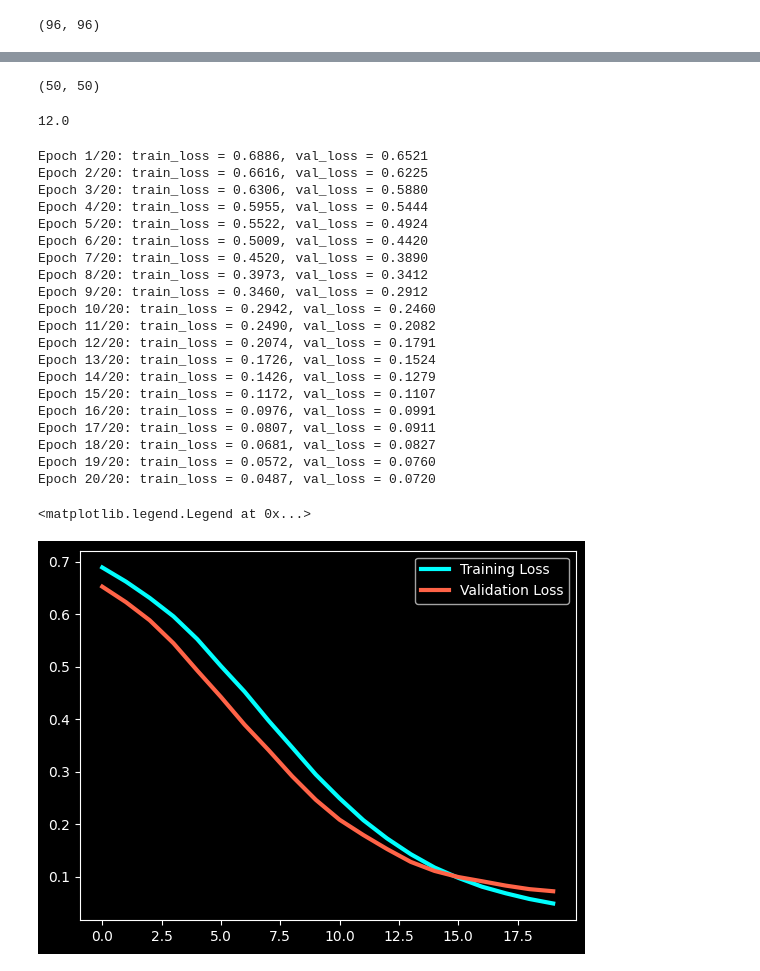
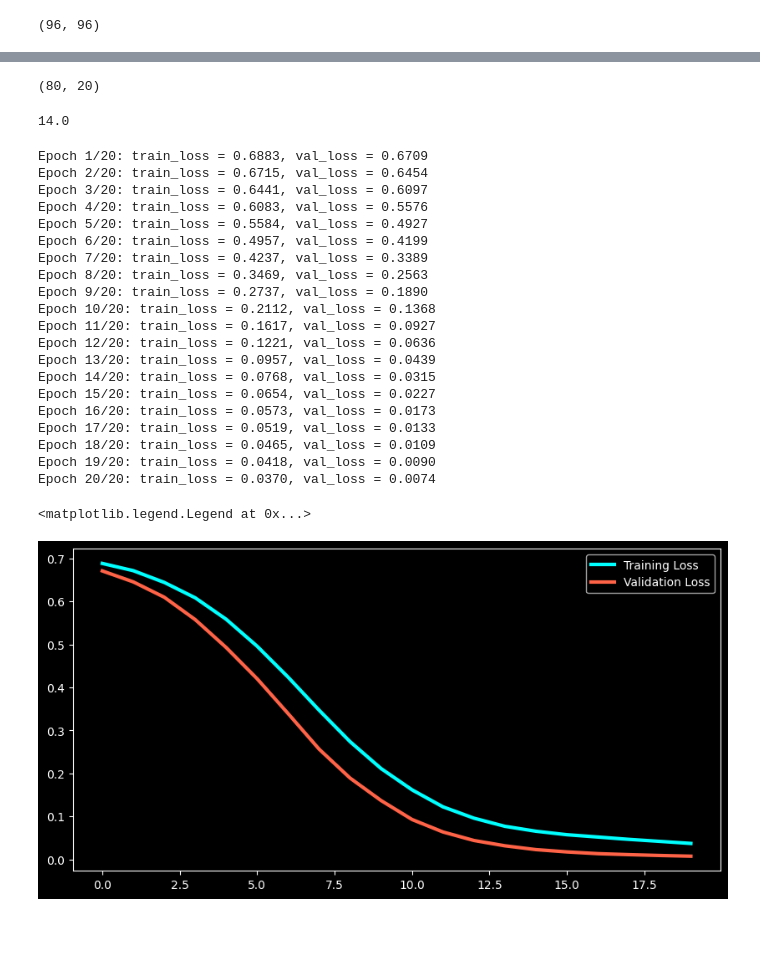
Before and after one commit to RohitMugalya/Anime-Image-Classification, a Jupyter notebook: model_building.ipynb, the cells around one changed output, grey strips where cells are left out. Saved outputs shown, nothing was run; the diff lists cells and outputs as text; code cells hidden in the pictures; blank space fills up the shorter version.

Commit message:
completed excercise 3 with new data classes too

```diff
--- a/model_building.ipynb
+++ b/model_building.ipynb
@@ -60,11 +60,11 @@ sample_image.size
 (96, 96)
 # %%
 class AnimeDataset(Dataset):
-    def __init__(self, anastasia_files, takao_files, transform=None):
-        self.file_paths = anastasia_files + takao_files
-        self.anastasia_files = anastasia_files
-        self.takao_files = takao_files
-        self.labels = [0] * len(anastasia_files) + [1] * len(takao_files)
+    def __init__(self, class0_files, class1_files, transform=None):
+        self.file_paths = class0_files + class1_files
+        self.class0_files = class0_files
+        self.class1_files = class1_files
+        self.labels = [0] * len(class0_files) + [1] * len(class1_files)
         self.transform = transform
 
     def show_image(self, idx):
@@ -77,8 +77,8 @@ class AnimeDataset(Dataset):
         plt.show()
 
     def show_class_images(self, num_images=5):
-        anastasia_images = random.sample(self.anastasia_files, num_images)
-        takao_images = random.sample(self.takao_files, num_images)
+        anastasia_images = random.sample(self.class0_files, num_images)
+        takao_images = random.sample(self.class1_files, num_images)
 
         fig, axes = plt.subplots(2, num_images, figsize=(15, 6))
         for i, img_path in enumerate(anastasia_images):
@@ -106,7 +106,7 @@ class AnimeDataset(Dataset):
 
         return image, label
 # %%
-train_size = 0.5
+train_size = 0.8
 random_state = 42
 
 train_anastasia, val_anastasia = train_test_split(anastasia_files, train_size=train_size, random_state=random_state)
@@ -126,18 +126,21 @@ train_dataset.show_class_images()
 # %%
 len(train_dataset), len(val_dataset)
 # %% [output]
-(50, 50)
+(80, 20)
 # %%
 class AnimeClassifier(nn.Module):
     def __init__(self, in_channels, num_classes):
         super().__init__()
 
         self.model = nn.Sequential(
-            nn.Conv2d(in_channels, 3, kernel_size=(5, 5)),
+            nn.Conv2d(in_channels, 32, kernel_size=(3, 3)),
             nn.ReLU(),
-            nn.MaxPool2d((5, 5)),
+            nn.MaxPool2d((2, 2)),
+            nn.Conv2d(32, 16, kernel_size=(4, 4)),
+            nn.ReLU(),
+            nn.MaxPool2d((2, 2)),
             nn.Flatten(),
-            nn.Linear(3 * 12 * 12, num_classes),
+            nn.Linear(16 * 14 * 14, num_classes),
         )
 
     def forward(self, X):
@@ -146,10 +149,10 @@ class AnimeClassifier(nn.Module):
     def predict(self, X):
         with torch.no_grad():
             return self.forward(X)
-# %%
-(64 - 5 + 1) / 5
-# %% [output]
-12.0
+# %%
+(31 - 4 + 1) / 2
+# %% [output]
+14.0
 # %%
 anime_classifier = AnimeClassifier(3, len(classes))
 
@@ -158,7 +161,7 @@ train_loader = DataLoader(train_dataset, batch_size=len(train_dataset))
 val_loader = DataLoader(val_dataset, batch_size=len(val_dataset))
 
 epochs = 20
-lr = 0.002
+lr = 0.001
 
 criterion = nn.CrossEntropyLoss()
 optimizer = optim.Adam(anime_classifier.parameters(), lr=lr)
@@ -168,54 +171,55 @@ val_losses = []
 for epoch in range(1, epochs + 1):
     train_loss = val_loss = 0
 
     anime_classifier.train()
     for X_batch, y_batch in train_loader:
         yhat = anime_classifier.forward(X_batch)
         loss = criterion(yhat, y_batch)
         optimizer.zero_grad()
         loss.backward()
         optimizer.step()
 
         train_loss += loss.item()
     train_loss /= len(train_loader)
     train_losses.append(train_loss)
 
     anime_classifier.eval()
     for X_batch, y_batch in val_loader:
         y_pred = anime_classifier.predict(X_batch)
         loss = criterion(y_pred, y_batch)
         val_loss += loss.item()
     val_loss /= len(val_loader)
     val_losses.append(val_loss)
 
     print(f"Epoch {epoch}/{epochs}: {train_loss = :.4f}, {val_loss = :.4f}")
 
+plt.figure(figsize=(10, 5))
 plt.plot(train_losses, color="cyan", linewidth=3, label="Training Loss")
 plt.plot(val_losses, color="tomato", linewidth=3, label="Validation Loss")
 plt.legend()
 # %% [output]
-Epoch 1/20: train_loss = 0.6886, val_loss = 0.6521
-Epoch 2/20: train_loss = 0.6616, val_loss = 0.6225
-Epoch 3/20: train_loss = 0.6306, val_loss = 0.5880
-Epoch 4/20: train_loss = 0.5955, val_loss = 0.5444
-Epoch 5/20: train_loss = 0.5522, val_loss = 0.4924
-Epoch 6/20: train_loss = 0.5009, val_loss = 0.4420
-Epoch 7/20: train_loss = 0.4520, val_loss = 0.3890
-Epoch 8/20: train_loss = 0.3973, val_loss = 0.3412
-Epoch 9/20: train_loss = 0.3460, val_loss = 0.2912
-Epoch 10/20: train_loss = 0.2942, val_loss = 0.2460
-Epoch 11/20: train_loss = 0.2490, val_loss = 0.2082
-Epoch 12/20: train_loss = 0.2074, val_loss = 0.1791
-Epoch 13/20: train_loss = 0.1726, val_loss = 0.1524
-Epoch 14/20: train_loss = 0.1426, val_loss = 0.1279
-Epoch 15/20: train_loss = 0.1172, val_loss = 0.1107
-Epoch 16/20: train_loss = 0.0976, val_loss = 0.0991
-Epoch 17/20: train_loss = 0.0807, val_loss = 0.0911
-Epoch 18/20: train_loss = 0.0681, val_loss = 0.0827
-Epoch 19/20: train_loss = 0.0572, val_loss = 0.0760
-Epoch 20/20: train_loss = 0.0487, val_loss = 0.0720
+Epoch 1/20: train_loss = 0.6883, val_loss = 0.6709
+Epoch 2/20: train_loss = 0.6715, val_loss = 0.6454
+Epoch 3/20: train_loss = 0.6441, val_loss = 0.6097
+Epoch 4/20: train_loss = 0.6083, val_loss = 0.5576
+Epoch 5/20: train_loss = 0.5584, val_loss = 0.4927
+Epoch 6/20: train_loss = 0.4957, val_loss = 0.4199
+Epoch 7/20: train_loss = 0.4237, val_loss = 0.3389
+Epoch 8/20: train_loss = 0.3469, val_loss = 0.2563
+Epoch 9/20: train_loss = 0.2737, val_loss = 0.1890
+Epoch 10/20: train_loss = 0.2112, val_loss = 0.1368
+Epoch 11/20: train_loss = 0.1617, val_loss = 0.0927
+Epoch 12/20: train_loss = 0.1221, val_loss = 0.0636
+Epoch 13/20: train_loss = 0.0957, val_loss = 0.0439
+Epoch 14/20: train_loss = 0.0768, val_loss = 0.0315
+Epoch 15/20: train_loss = 0.0654, val_loss = 0.0227
+Epoch 16/20: train_loss = 0.0573, val_loss = 0.0173
+Epoch 17/20: train_loss = 0.0519, val_loss = 0.0133
+Epoch 18/20: train_loss = 0.0465, val_loss = 0.0109
+Epoch 19/20: train_loss = 0.0418, val_loss = 0.0090
+Epoch 20/20: train_loss = 0.0370, val_loss = 0.0074
 <matplotlib.legend.Legend at 0x...>
-[figure, old version]
+[figure, new version]
 # %%
 accuracy = Accuracy(task="multiclass", num_classes=len(classes))
 
```
Also changed, not shown: parts of 2 cells of this notebook.
